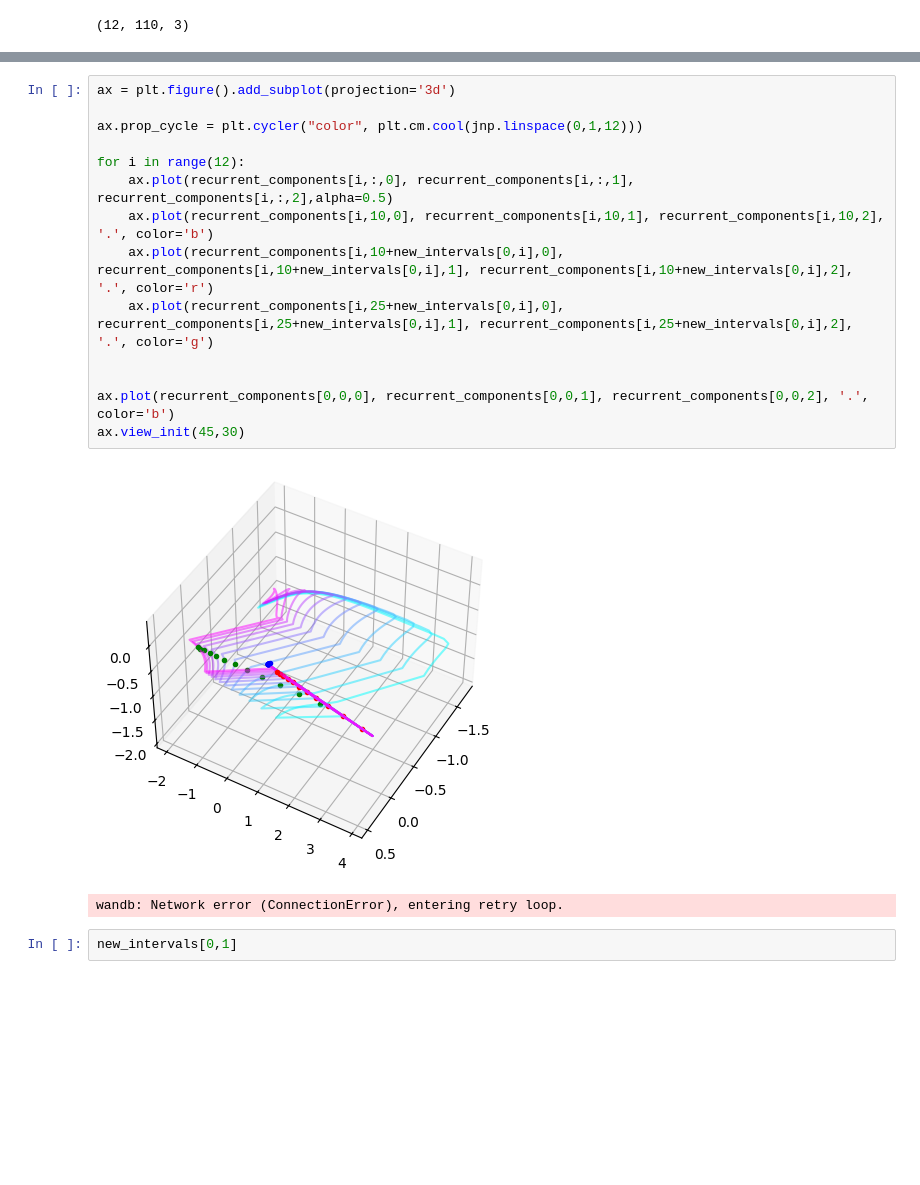
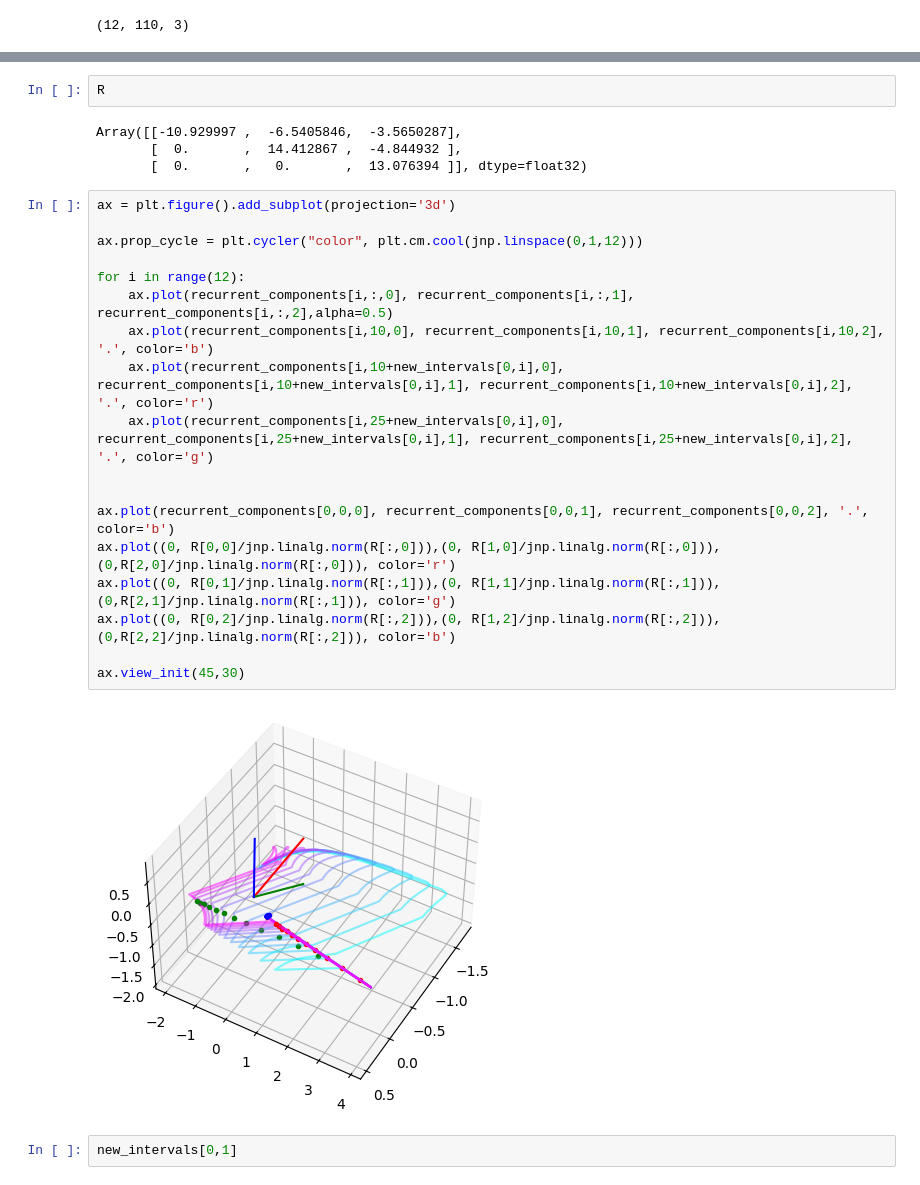
Before and after one commit to lindermanlab/nm-rnn, a Jupyter notebook: scripts/load_model.ipynb, the cells around one changed output, grey strips where cells are left out. Cells and saved outputs as stored; diff of their text form; blank space fills up the shorter version.

```diff
--- a/scripts/load_model.ipynb
+++ b/scripts/load_model.ipynb
@@ -150,20 +134,29 @@ plt.plot(recurrent_components[:,:,0].T)
+# %%
+R
+# %% [output]
+Array([[-10.929997 ,  -6.5405846,  -3.5650287],
+       [  0.       ,  14.412867 ,  -4.844932 ],
+       [  0.       ,   0.       ,  13.076394 ]], dtype=float32)
 # %%
 ax = plt.figure().add_subplot(projection='3d')
 
 ax.prop_cycle = plt.cycler("color", plt.cm.cool(jnp.linspace(0,1,12)))
 
 for i in range(12):
     ax.plot(recurrent_components[i,:,0], recurrent_components[i,:,1], recurrent_components[i,:,2],alpha=0.5)
     ax.plot(recurrent_components[i,10,0], recurrent_components[i,10,1], recurrent_components[i,10,2], '.', color='b')
     ax.plot(recurrent_components[i,10+new_intervals[0,i],0], recurrent_components[i,10+new_intervals[0,i],1], recurrent_components[i,10+new_intervals[0,i],2], '.', color='r')
     ax.plot(recurrent_components[i,25+new_intervals[0,i],0], recurrent_components[i,25+new_intervals[0,i],1], recurrent_components[i,25+new_intervals[0,i],2], '.', color='g')
 
 
 ax.plot(recurrent_components[0,0,0], recurrent_components[0,0,1], recurrent_components[0,0,2], '.', color='b')
+ax.plot((0, R[0,0]/jnp.linalg.norm(R[:,0])),(0, R[1,0]/jnp.linalg.norm(R[:,0])),(0,R[2,0]/jnp.linalg.norm(R[:,0])), color='r')
+ax.plot((0, R[0,1]/jnp.linalg.norm(R[:,1])),(0, R[1,1]/jnp.linalg.norm(R[:,1])),(0,R[2,1]/jnp.linalg.norm(R[:,1])), color='g')
+ax.plot((0, R[0,2]/jnp.linalg.norm(R[:,2])),(0, R[1,2]/jnp.linalg.norm(R[:,2])),(0,R[2,2]/jnp.linalg.norm(R[:,2])), color='b')
+
 ax.view_init(45,30)
 # %% [output]
-[figure, old version]
+[figure, new version]
-wandb: Network error (ConnectionError), entering retry loop.
 # %%
 new_intervals[0,1]
 # %% [output]
```
Also changed, not shown: parts of 30 cells of this notebook, 5 other files.
